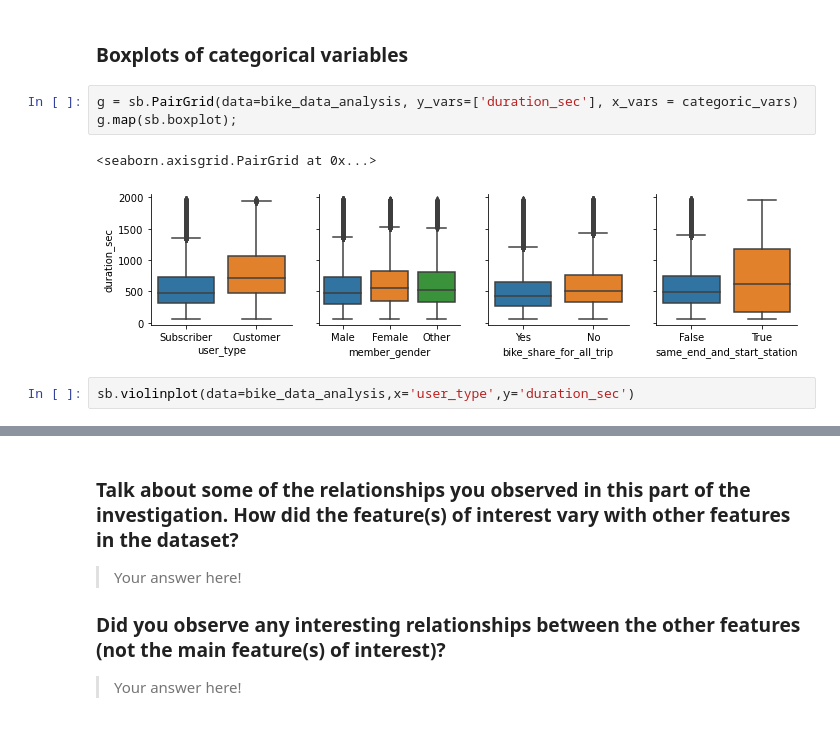
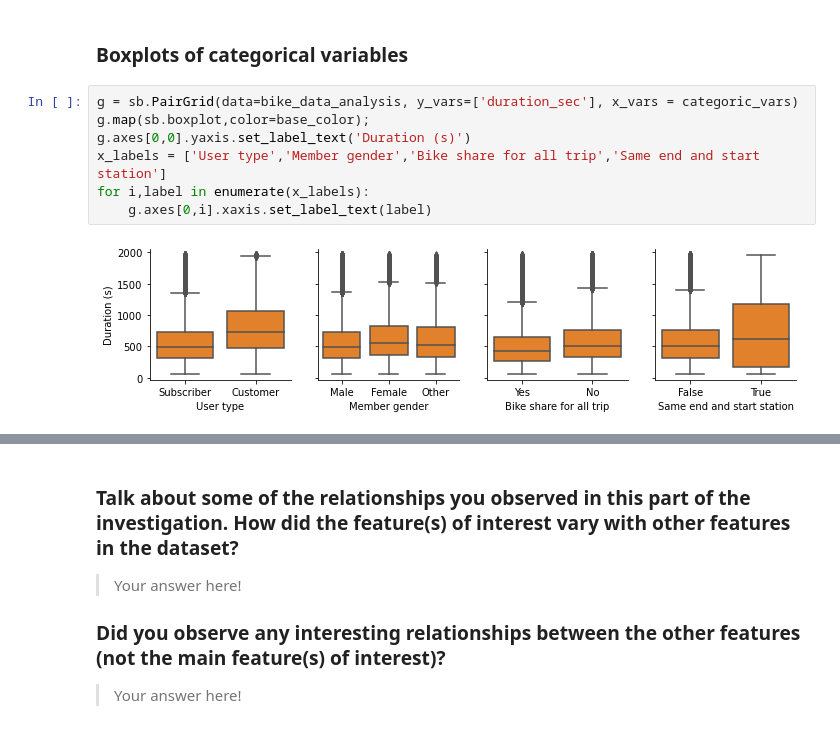
Before and after one commit to LukeConfait/udacity_data_analysis_projects, a Jupyter notebook: project_3/Part_I_exploration_template.ipynb, the cells around one changed output, grey strips where cells are left out. Cells and saved outputs as stored; diff of their text form.

```diff
--- a/project_3/Part_I_exploration_template.ipynb
+++ b/project_3/Part_I_exploration_template.ipynb
@@ -531,11 +531,12 @@ plt.ylabel('Duration (s)');
 The plot indicates what appears to be a linearly increasing minimum time to travel a certain distance. However the time taken could be anything greater than the minimum. This could be explained by the distance only being between the start and end station which doesnt allow for where the trips actually went.
 # %% [markdown]
 ### Boxplots of categorical variables
-# %%
-g = sb.PairGrid(data=bike_data_analysis, y_vars=['duration_sec'], x_vars = categoric_vars)
-g.map(sb.boxplot);
-# %% [output]
-<seaborn.axisgrid.PairGrid at 0x...>
-[figure, removed]
-# %%
-sb.violinplot(data=bike_data_analysis,x='user_type',y='duration_sec')
+# %%
+g = sb.PairGrid(data=bike_data_analysis, y_vars=['duration_sec'], x_vars = categoric_vars)
+g.map(sb.boxplot,color=base_color);
+g.axes[0,0].yaxis.set_label_text('Duration (s)')
+x_labels = ['User type','Member gender','Bike share for all trip','Same end and start station']
+for i,label in enumerate(x_labels):
+    g.axes[0,i].xaxis.set_label_text(label)
+# %% [output]
+[figure, added]
```
Also changed, not shown: parts of 38 cells of this notebook.
